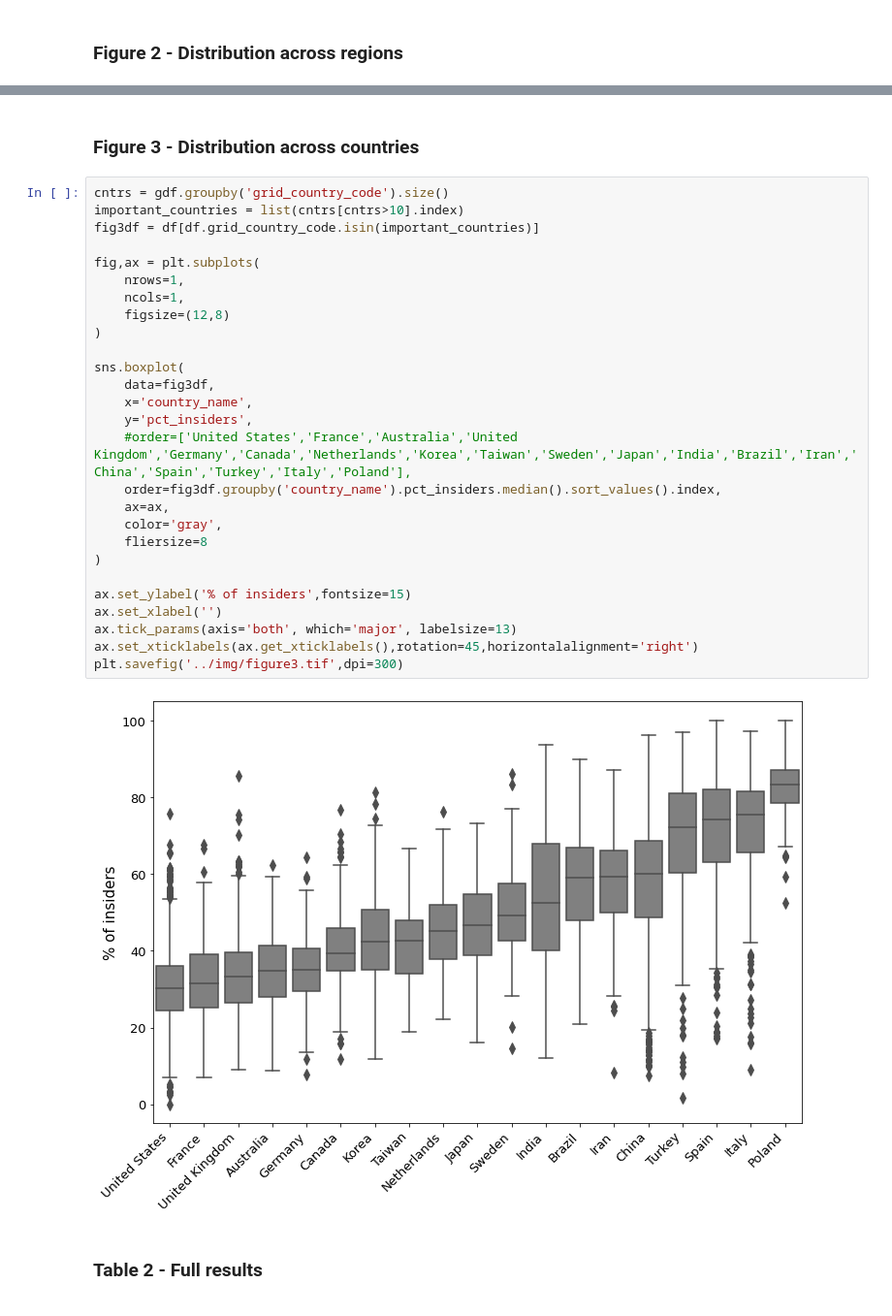
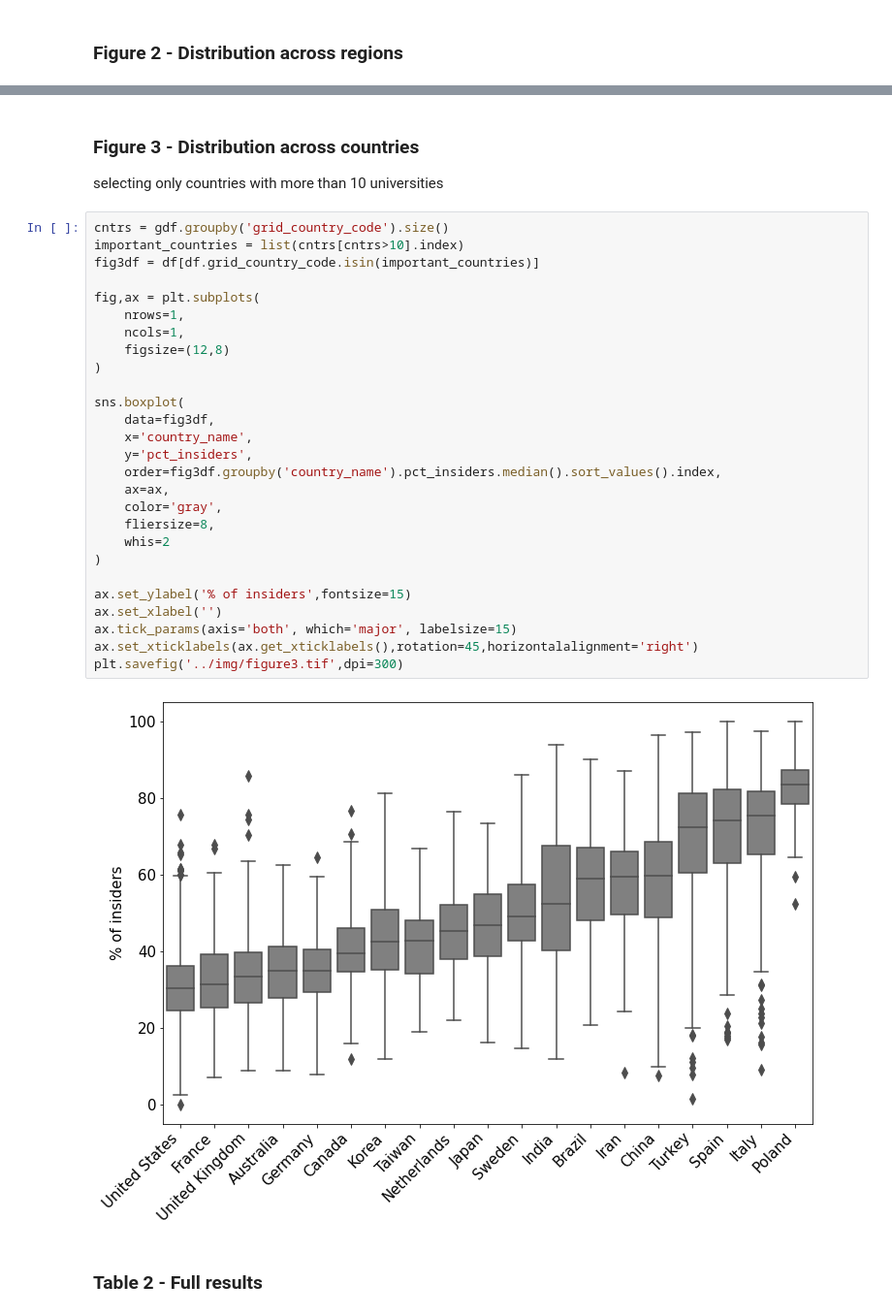
Before and after one commit to vitekzkytek/ResearchersInstitutionalMobility, a Jupyter notebook: code/04_Figures_Tables.ipynb, the cells around one changed output, grey strips where cells are left out. Shown: that part at 97% size. Saved outputs shown, nothing was run; the diff lists cells and outputs as text.

```diff
--- a/code/04_Figures_Tables.ipynb
+++ b/code/04_Figures_Tables.ipynb
@@ -118,34 +121,36 @@ plt.savefig('../img/figure2.tif',dpi=300)
 # %% [markdown]
 ### Figure 3 - Distribution across countries
+
+selecting only countries with more than 10 universities
 # %%
 cntrs = gdf.groupby('grid_country_code').size()
 important_countries = list(cntrs[cntrs>10].index)
 fig3df = df[df.grid_country_code.isin(important_countries)]
 
 fig,ax = plt.subplots(
     nrows=1,
     ncols=1,
     figsize=(12,8)
 )
 
 sns.boxplot(
     data=fig3df,
     x='country_name',
     y='pct_insiders',
-    #order=['United States','France','Australia','United Kingdom','Germany','Canada','Netherlands','Korea','Taiwan','Sweden','Japan','India','Brazil','Iran','China','Spain','Turkey','Italy','Poland'],
     order=fig3df.groupby('country_name').pct_insiders.median().sort_values().index,
     ax=ax,
     color='gray',
-    fliersize=8
+    fliersize=8,
+    whis=2
 )
 
 ax.set_ylabel('% of insiders',fontsize=15)
 ax.set_xlabel('')
-ax.tick_params(axis='both', which='major', labelsize=13)
+ax.tick_params(axis='both', which='major', labelsize=15)
 ax.set_xticklabels(ax.get_xticklabels(),rotation=45,horizontalalignment='right')
 plt.savefig('../img/figure3.tif',dpi=300)
 # %% [output]
-[figure, old version]
+[figure, new version]
 # %% [markdown]
 ### Table 2 - Full results
 # %%
```
Also changed, not shown: parts of 13 cells of this notebook, 1 other file.
